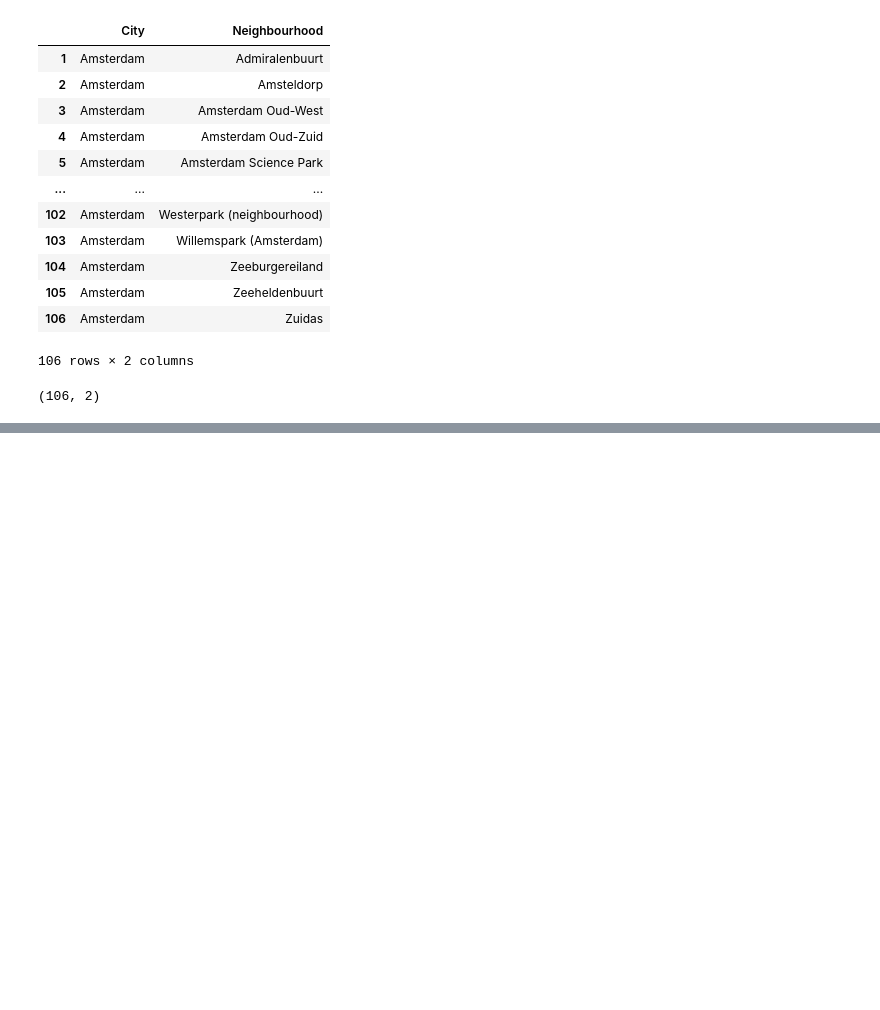
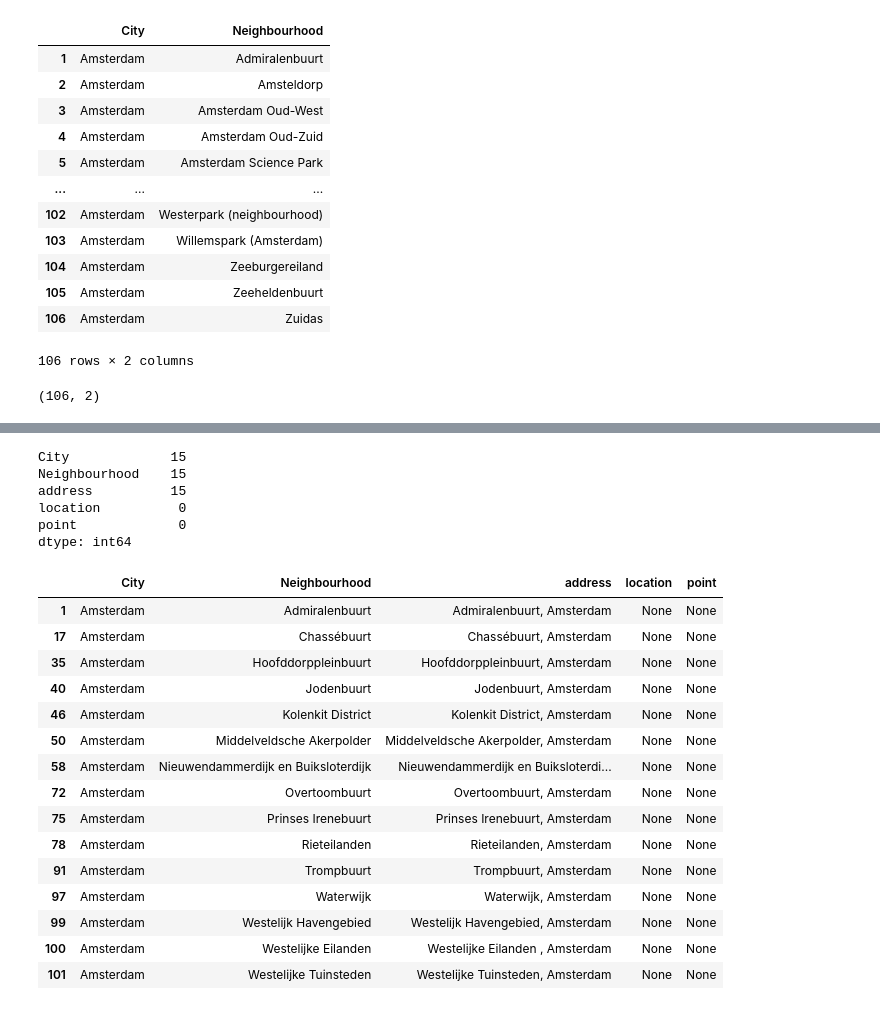
Before and after one commit to desoto1959/Coursera_Capstone, a Jupyter notebook: The_Battle_of_the_Neighbourhoods.ipynb, the cells around one changed output, grey strips where cells are left out. Saved outputs shown, nothing was run; the diff lists cells and outputs as text; code cells hidden in the pictures; blank space fills up the shorter version.

```diff
--- a/The_Battle_of_the_Neighbourhoods.ipynb
+++ b/The_Battle_of_the_Neighbourhoods.ipynb
@@ -181,0 +241,27 @@ df
+# %%
+print(df2.loc[df2["location"].isnull()].count())
+
+df2.loc[df2["location"].isnull()]
+# %% [output]
+City             15
+Neighbourhood    15
+address          15
+location          0
+point             0
+dtype: int64
+|  | City | Neighbourhood | address | location | point |
+| 1 | Amsterdam | Admiralenbuurt | Admiralenbuurt, Amsterdam | None | None |
+| 17 | Amsterdam | Chassébuurt | Chassébuurt, Amsterdam | None | None |
+| 35 | Amsterdam | Hoofddorppleinbuurt | Hoofddorppleinbuurt, Amsterdam | None | None |
+| 40 | Amsterdam | Jodenbuurt | Jodenbuurt, Amsterdam | None | None |
+| 46 | Amsterdam | Kolenkit District | Kolenkit District, Amsterdam | None | None |
+| 50 | Amsterdam | Middelveldsche Akerpolder | Middelveldsche Akerpolder, Amsterdam | None | None |
+| 58 | Amsterdam | Nieuwendammerdijk en Buiksloterdijk | Nieuwendammerdijk en Buiksloterdi... | None | None |
+| 72 | Amsterdam | Overtoombuurt | Overtoombuurt, Amsterdam | None | None |
+| 75 | Amsterdam | Prinses Irenebuurt | Prinses Irenebuurt, Amsterdam | None | None |
+| 78 | Amsterdam | Rieteilanden | Rieteilanden, Amsterdam | None | None |
+| 91 | Amsterdam | Trompbuurt | Trompbuurt, Amsterdam | None | None |
+| 97 | Amsterdam | Waterwijk | Waterwijk, Amsterdam | None | None |
+| 99 | Amsterdam | Westelijk Havengebied | Westelijk Havengebied, Amsterdam | None | None |
+| 100 | Amsterdam | Westelijke Eilanden | Westelijke Eilanden , Amsterdam | None | None |
+| 101 | Amsterdam | Westelijke Tuinsteden | Westelijke Tuinsteden, Amsterdam | None | None |
```
Also changed, not shown: parts of 12 cells of this notebook.
